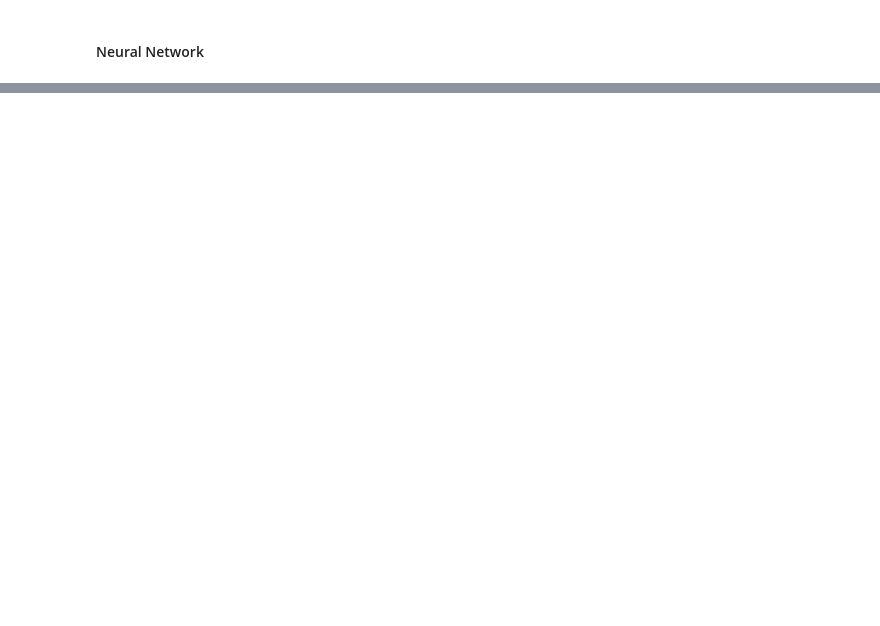
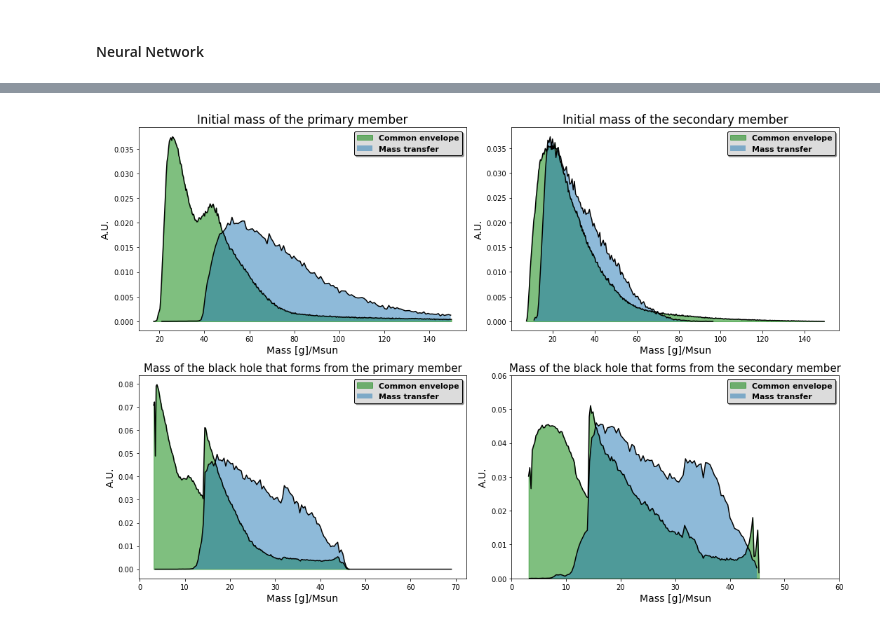
Before and after one commit to PaoloZinesi/TheFormationOfBinaryBlackHoles, a Jupyter notebook: LCP_projects_Y4-Group9/Project.ipynb, the cells around one changed output, grey strips where cells are left out. Drawn from its saved outputs; the diff is of its cells as text; code cells hidden in the pictures; blank space fills up the shorter version.

Commit message:
Deed graphs on the masses

```diff
--- a/LCP_projects_Y4-Group9/Project.ipynb
+++ b/LCP_projects_Y4-Group9/Project.ipynb
@@ -180,0 +173,64 @@ ax.hist(frame_false['col.7:sma/Rsun'], bins='fd', density=True, alpha=0.5, label
+# %%
+fig, ax = plt.subplots(nrows= 2, ncols=2, figsize=(15, 10))
+
+entries_1_t, edges_1_t, _ = plt.hist(frame[frame['col.21:CE']==True]['col.1:m1ZAMS/Msun'], bins = 'fd', color = 'w', density=True)
+bin_centers_1_t = 0.5 * (edges_1_t[:-1] + edges_1_t[1:])
+entries_1_f, edges_1_f, _ = plt.hist(frame[frame['col.21:CE']==False]['col.1:m1ZAMS/Msun'], bins = 'fd', color = 'w', density=True)
+bin_centers_1_f = 0.5 * (edges_1_f[:-1] + edges_1_f[1:])
+ax[0,0].plot(bin_centers_1_t, entries_1_t, color='black')
+ax[0,0].fill_between(bin_centers_1_t, entries_1_t, alpha=0.5, color='green', label = 'Common envelope')
+ax[0,0].plot(bin_centers_1_f, entries_1_f, color='black')
+ax[0,0].fill_between(bin_centers_1_f, entries_1_f, alpha=0.5, label = 'Mass transfer')
+ax[0,0].legend(prop={'weight':'bold','size':11}, loc='upper right', facecolor='gainsboro', edgecolor='black', shadow=True)
+ax[0,0].set_title('Initial mass of the primary member', fontsize=17)
+ax[0,0].set_xlabel('Mass [g]/Msun', fontsize=14)
+ax[0,0].set_ylabel('A.U.', fontsize=14)
+
+
+
+entries_2_t, edges_2_t, _ = plt.hist(frame[frame['col.21:CE']==True]['col.2:m2ZAMS/Msun'], bins = 'fd', color = 'w', density=True)
+bin_centers_2_t = 0.5 * (edges_2_t[:-1] + edges_2_t[1:])
+entries_2_f, edges_2_f, _ = plt.hist(frame[frame['col.21:CE']==False]['col.2:m2ZAMS/Msun'], bins = 'fd', color = 'w', density=True)
+bin_centers_2_f = 0.5 * (edges_2_f[:-1] + edges_2_f[1:])
+ax[0,1].plot(bin_centers_2_t, entries_2_t, color='black')
+ax[0,1].fill_between(bin_centers_2_t, entries_2_t, alpha=0.5, color='green', label = 'Common envelope')
+ax[0,1].plot(bin_centers_2_f, entries_2_f, color='black')
+ax[0,1].fill_between(bin_centers_2_f, entries_2_f, alpha=0.5, label = 'Mass transfer')
+ax[0,1].legend(prop={'weight':'bold','size':11}, loc='upper right', facecolor='gainsboro', edgecolor='black', shadow=True)
+ax[0,1].set_title('Initial mass of the secondary member', fontsize=17)
+ax[0,1].set_xlabel('Mass [g]/Msun', fontsize=14)
+ax[0,1].set_ylabel('A.U.', fontsize=14)
+
+entries_3_t, edges_3_t, _ = plt.hist(frame[frame['col.21:CE']==True]['col.3:m1rem/Msun'], bins = 'fd', color = 'w', density=True)
+bin_centers_3_t = 0.5 * (edges_3_t[:-1] + edges_3_t[1:])
+entries_3_f, edges_3_f, _ = plt.hist(frame[frame['col.21:CE']==False]['col.3:m1rem/Msun'], bins = 'fd', color = 'w', density=True)
+bin_centers_3_f = 0.5 * (edges_3_f[:-1] + edges_3_f[1:])
+ax[1,0].plot(bin_centers_3_t, entries_3_t, color='black')
+ax[1,0].fill_between(bin_centers_3_t, entries_3_t, alpha=0.5, color='green', label = 'Common envelope')
+ax[1,0].plot(bin_centers_3_f, entries_3_f, color='black')
+ax[1,0].fill_between(bin_centers_3_f, entries_3_f, alpha=0.5, label = 'Mass transfer')
+ax[1,0].legend(prop={'weight':'bold','size':11}, loc='upper right', facecolor='gainsboro', edgecolor='black', shadow=True)
+ax[1,0].set_title('Mass of the black hole that forms from the primary member', fontsize=15)
+ax[1,0].set_xlabel('Mass [g]/Msun', fontsize=14)
+ax[1,0].set_ylabel('A.U.', fontsize=14)
+
+
+
+entries_4_t, edges_4_t, _ = plt.hist(frame[frame['col.21:CE']==True]['col.4:m2rem/Msun'], bins = 'fd', color = 'w', density=True)
+bin_centers_4_t = 0.5 * (edges_4_t[:-1] + edges_4_t[1:])
+entries_4_f, edges_4_f, _ = plt.hist(frame[frame['col.21:CE']==False]['col.4:m2rem/Msun'], bins = 'fd', color = 'w', density=True)
+bin_centers_4_f = 0.5 * (edges_4_f[:-1] + edges_4_f[1:])
+ax[1,1].plot(bin_centers_4_t, entries_4_t, color='black')
+ax[1,1].fill_between(bin_centers_4_t, entries_4_t, alpha=0.5, color='green', label = 'Common envelope')
+ax[1,1].plot(bin_centers_4_f, entries_4_f, color='black')
+ax[1,1].fill_between(bin_centers_4_f, entries_4_f, alpha=0.5, label = 'Mass transfer')
+ax[1,1].set_xlim(right=60, left= 0)
+ax[1,1].set_ylim(top=0.06)
+ax[1,1].legend(prop={'weight':'bold','size':11}, loc='upper right', facecolor='gainsboro', edgecolor='black', shadow=True)
+ax[1,1].set_title('Mass of the black hole that forms from the secondary member', fontsize=15)
+ax[1,1].set_xlabel('Mass [g]/Msun', fontsize=14)
+ax[1,1].set_ylabel('A.U.', fontsize=14)
+
+fig.tight_layout()
+# %% [output]
+[figure, added]
```
Also changed, not shown: parts of 15 cells of this notebook.
